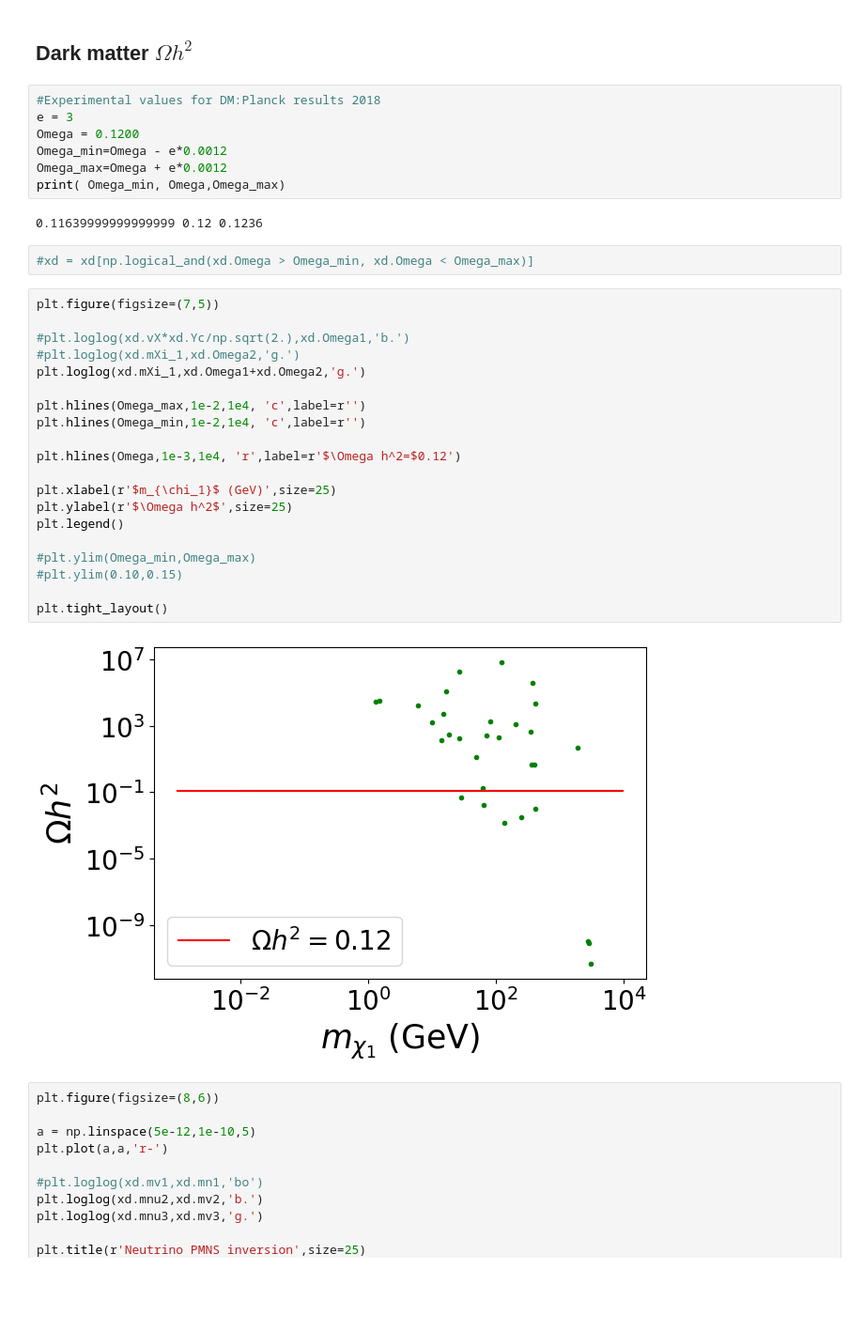
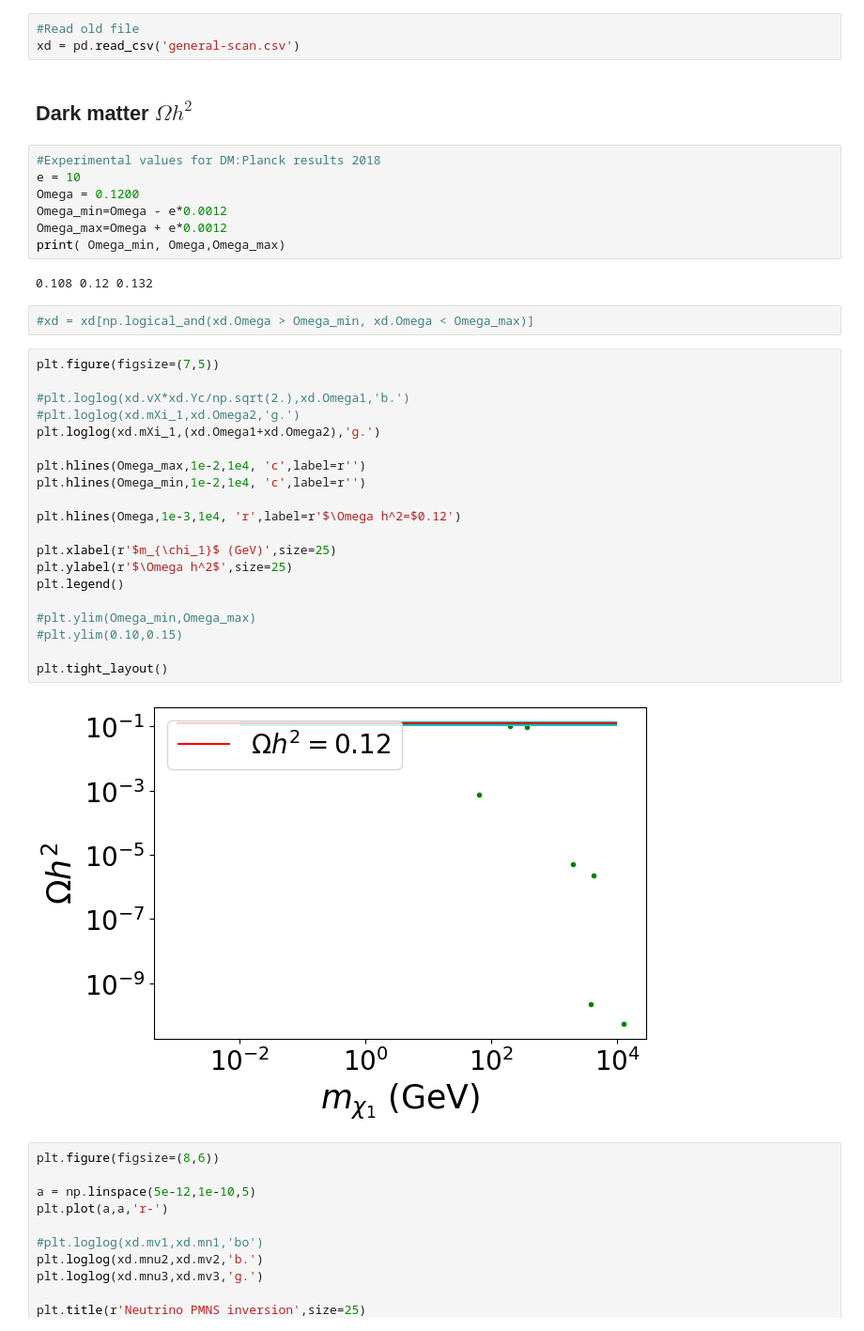
Before and after one commit to davidsuarezr/MDEO, a Jupyter notebook: random-scan-v1.ipynb, the cells around one changed output. Shown at 94% size. Cells and saved outputs as stored; diff of their text form; blank space fills up the shorter version.

```diff
--- a/random-scan-v1.ipynb
+++ b/random-scan-v1.ipynb
@@ -239,38 +238,41 @@ xd.shape
+# %%
+#Read old file
+xd = pd.read_csv('general-scan.csv')
 # %% [markdown]
 ## Dark matter $\Omega h^2$
 # %%
 #Experimental values for DM:Planck results 2018
-e = 3
+e = 10
 Omega = 0.1200
 Omega_min=Omega - e*0.0012
 Omega_max=Omega + e*0.0012
 print( Omega_min, Omega,Omega_max)
 # %% [output]
-0.11639999999999999 0.12 0.1236
+0.108 0.12 0.132
 # %%
 #xd = xd[np.logical_and(xd.Omega > Omega_min, xd.Omega < Omega_max)]
 # %%
 plt.figure(figsize=(7,5))
 
 #plt.loglog(xd.vX*xd.Yc/np.sqrt(2.),xd.Omega1,'b.')
 #plt.loglog(xd.mXi_1,xd.Omega2,'g.')
-plt.loglog(xd.mXi_1,xd.Omega1+xd.Omega2,'g.')
+plt.loglog(xd.mXi_1,(xd.Omega1+xd.Omega2),'g.')
 
 plt.hlines(Omega_max,1e-2,1e4, 'c',label=r'')
 plt.hlines(Omega_min,1e-2,1e4, 'c',label=r'')
 
 plt.hlines(Omega,1e-3,1e4, 'r',label=r'$\Omega h^2=$0.12')
 
 plt.xlabel(r'$m_{\chi_1}$ (GeV)',size=25)
 plt.ylabel(r'$\Omega h^2$',size=25)
 plt.legend()
 
 #plt.ylim(Omega_min,Omega_max)
 #plt.ylim(0.10,0.15)
 
 plt.tight_layout()
 # %% [output]
-[figure, old version]
+[figure, new version]
 # %%
 plt.figure(figsize=(8,6))
 
```
Also changed, not shown: parts of 5 cells of this notebook, 6 other files.
